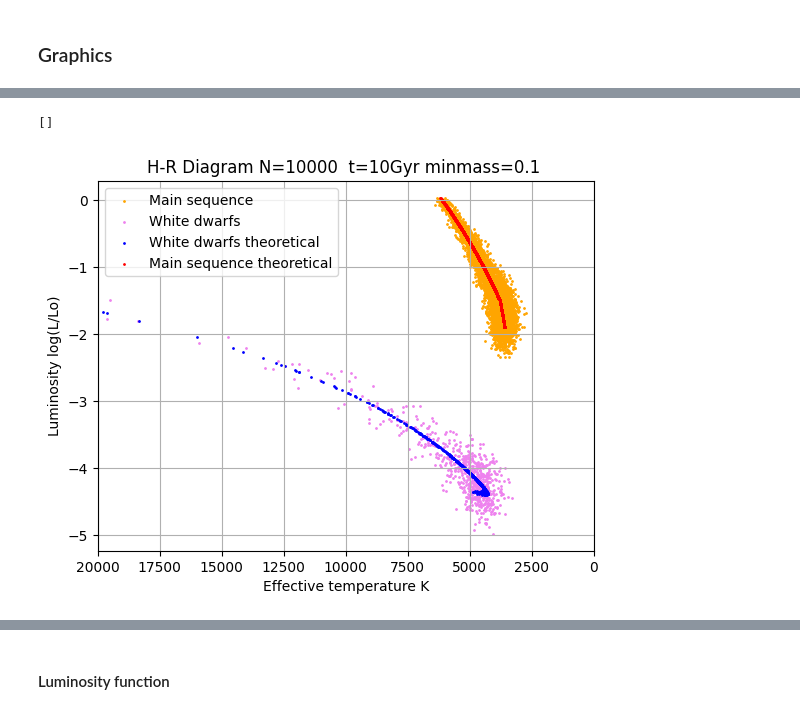
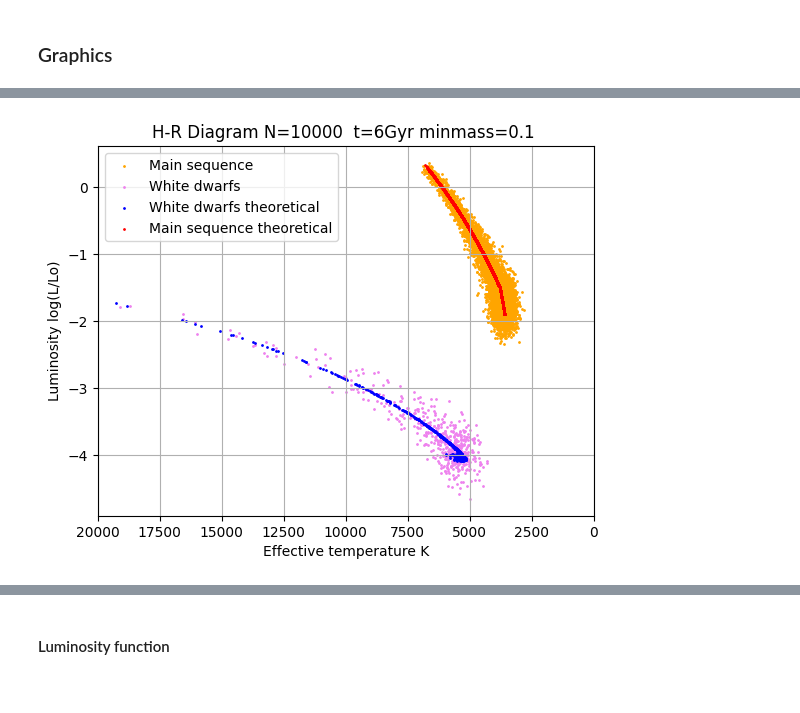
Before and after one commit to juanpabloidarraga/Computational-Astrophysics-Repository, a Jupyter notebook: Computational_Astro/Programs/Project 1. Population Synthesis.ipynb, the cells around one changed output, grey strips where cells are left out. Cells and saved outputs as stored; diff of their text form; code cells hidden in the pictures.

```diff
--- a/Computational_Astro/Programs/Project 1. Population Synthesis.ipynb
+++ b/Computational_Astro/Programs/Project 1. Population Synthesis.ipynb
@@ -6,7 +6,7 @@ import matplotlib.pyplot as plt
 
 # Parameters
 N = 10000# number of objects
-t_cluster = 10 #cluster age in giga-years
+t_cluster = 6 #cluster age in giga-years
 
 
 # Contants
@@ -304,35 +304,36 @@ def errorFunction(variable, dependence):
 # Add errors
 real_T_ms = T_ms + errorFunction(T_ms,-1)
 real_T_wd = T_wd + errorFunction(T_wd,-1)
 
 
 real_log_L_ms = np.log10(L_ms) + np.log10(L_ms**(-1*0.05*e_1[:len(L_ms)]*np.average(log_L_ms)**2))
 real_log_L_wd = np.log10(L_wd) + np.log10(L_wd**(-1*0.05*e_1[:len(L_wd)]))
 
 
 #Graph
 
 fig, ax = plt.subplots()
 
 ax.set_title(f'H-R Diagram N={N}  t={t_cluster}Gyr minmass={minM} ')
 ax.set_ylabel("Luminosity log(L/Lo)")
 ax.grid()
 
 ax.set_xlabel("Effective temperature K")
 ax.invert_xaxis()
 ax.set_xlim(20000,0)
 
 
 
 ax.scatter(real_T_ms , real_log_L_ms, s=1,color='orange', label="Main sequence")
 ax.scatter(real_T_wd, real_log_L_wd,color='violet', s=1, label="White dwarfs")
 ax.scatter(T_wd, log_L_wd, s=1, color='blue', label="White dwarfs theoretical")
 ax.scatter(T_ms , log_L_ms, s=1, color='red', label="Main sequence theoretical")
 ax.legend()
 ax.plot()
+
+np.savez('HRdiagram.npz', array1=T_wd, array2=T_ms, array3=log_L_wd, array4=log_L_ms)
 # %% [output]
-[]
-[figure, old version]
+[figure, new version]
 # %% [markdown]
 ![image.png](attachment:image.png)
 # %% [markdown]
```
Also changed, not shown: parts of 6 cells of this notebook, 4 other files.
